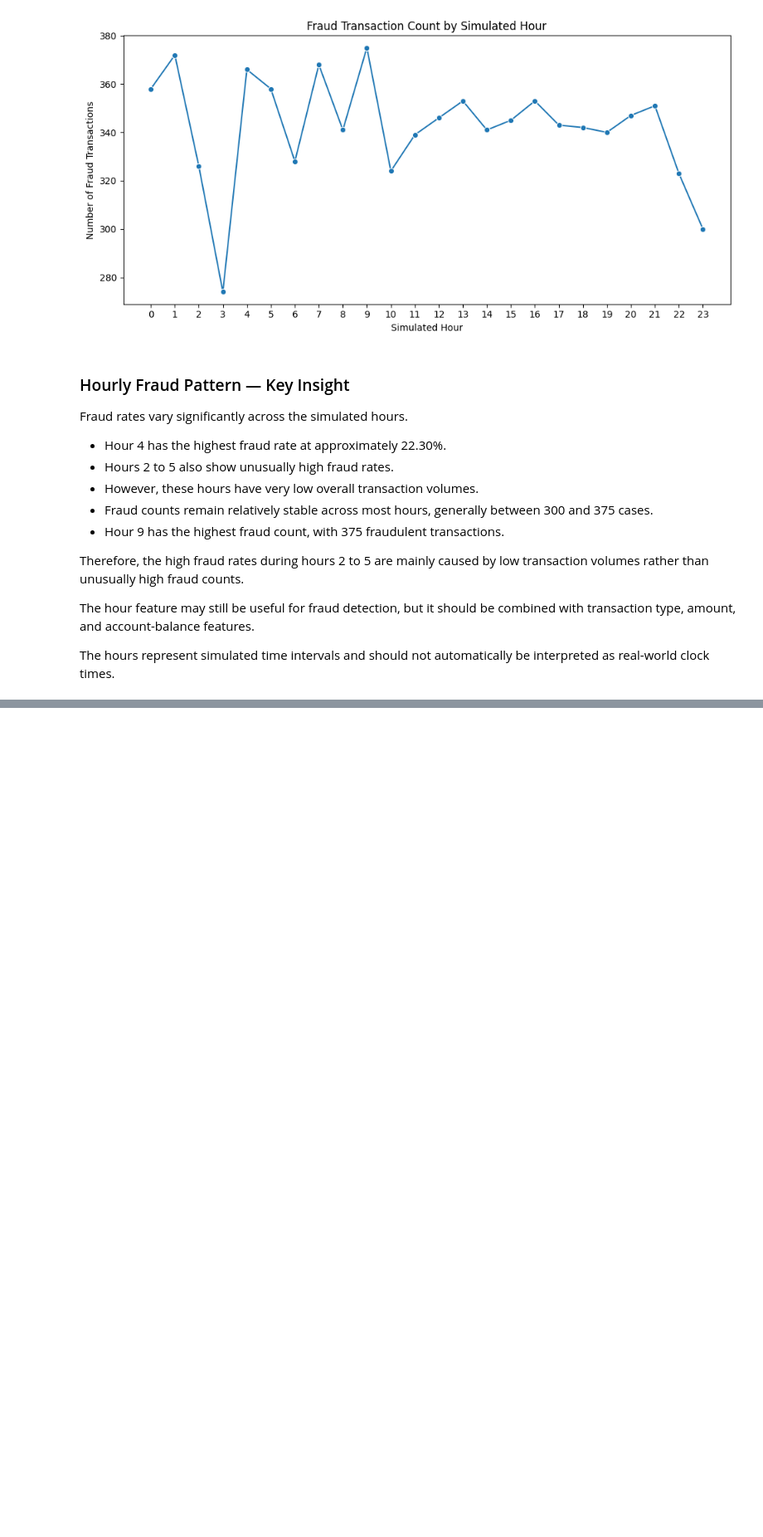
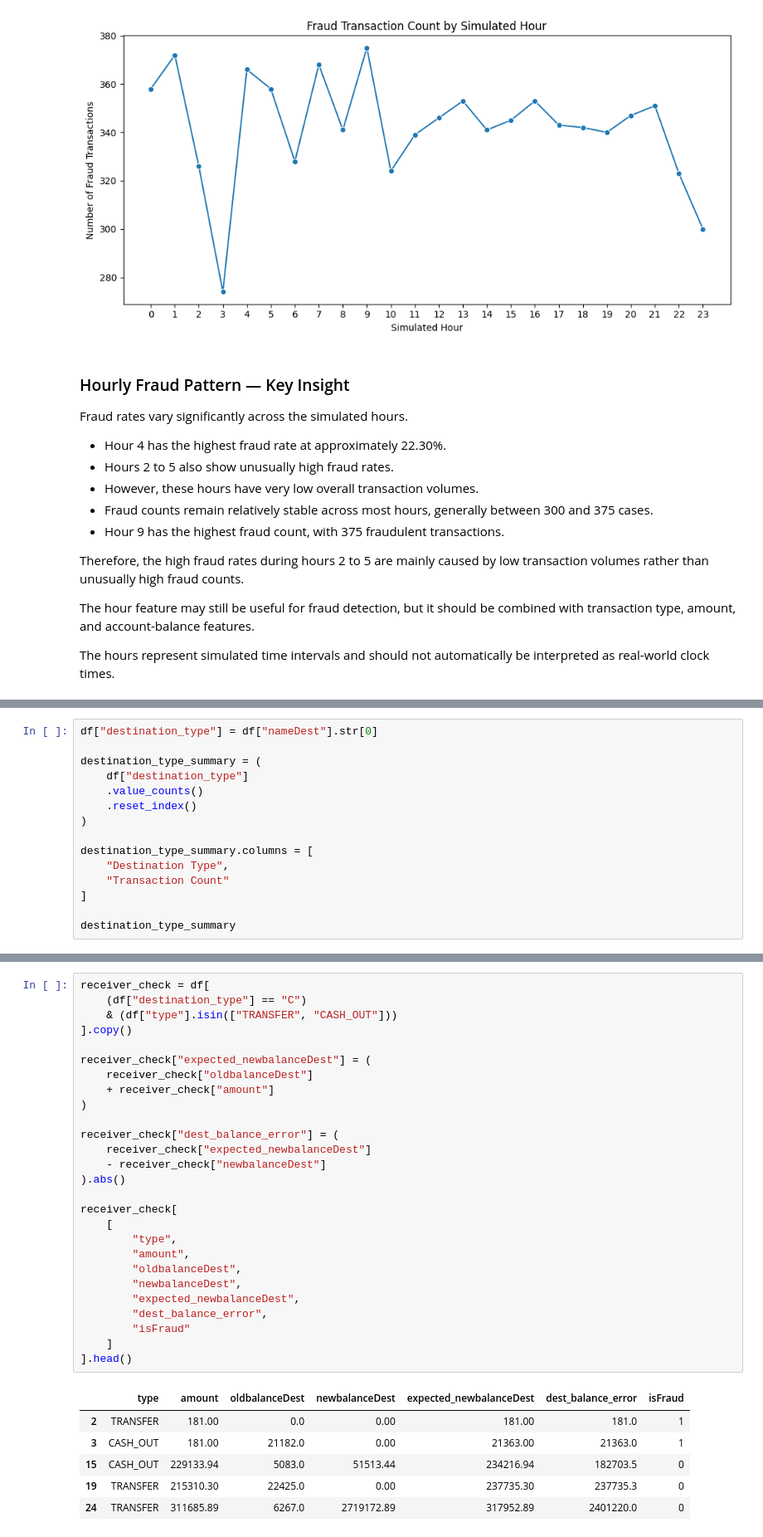
Before and after one commit to vedu13/paysim-fraud-detection, a Jupyter notebook: notebooks/02_exploratory_data_analysis.ipynb, the cells around one changed output, grey strips where cells are left out. Shown at 83% size. Cells and saved outputs as stored; diff of their text form; blank space fills up the shorter version.

```diff
--- a/notebooks/02_exploratory_data_analysis.ipynb
+++ b/notebooks/02_exploratory_data_analysis.ipynb
@@ -795,0 +800,15 @@ The hours represent simulated time intervals and should not automatically be int
+# %%
+df["destination_type"] = df["nameDest"].str[0]
+
+destination_type_summary = (
+    df["destination_type"]
+    .value_counts()
+    .reset_index()
+)
+
+destination_type_summary.columns = [
+    "Destination Type",
+    "Transaction Count"
+]
+
+destination_type_summary
@@ -795,0 +922,34 @@ The hours represent simulated time intervals and should not automatically be int
+# %%
+receiver_check = df[
+    (df["destination_type"] == "C")
+    & (df["type"].isin(["TRANSFER", "CASH_OUT"]))
+].copy()
+
+receiver_check["expected_newbalanceDest"] = (
+    receiver_check["oldbalanceDest"]
+    + receiver_check["amount"]
+)
+
+receiver_check["dest_balance_error"] = (
+    receiver_check["expected_newbalanceDest"]
+    - receiver_check["newbalanceDest"]
+).abs()
+
+receiver_check[
+    [
+        "type",
+        "amount",
+        "oldbalanceDest",
+        "newbalanceDest",
+        "expected_newbalanceDest",
+        "dest_balance_error",
+        "isFraud"
+    ]
+].head()
+# %% [output]
+|  | type | amount | oldbalanceDest | newbalanceDest | expected_newbalanceDest | dest_balance_error | isFraud |
+| 2 | TRANSFER | 181.00 | 0.0 | 0.00 | 181.00 | 181.0 | 1 |
+| 3 | CASH_OUT | 181.00 | 21182.0 | 0.00 | 21363.00 | 21363.0 | 1 |
+| 15 | CASH_OUT | 229133.94 | 5083.0 | 51513.44 | 234216.94 | 182703.5 | 0 |
+| 19 | TRANSFER | 215310.30 | 22425.0 | 0.00 | 237735.30 | 237735.3 | 0 |
+| 24 | TRANSFER | 311685.89 | 6267.0 | 2719172.89 | 317952.89 | 2401220.0 | 0 |
```
Also changed, not shown: parts of 14 cells of this notebook.
